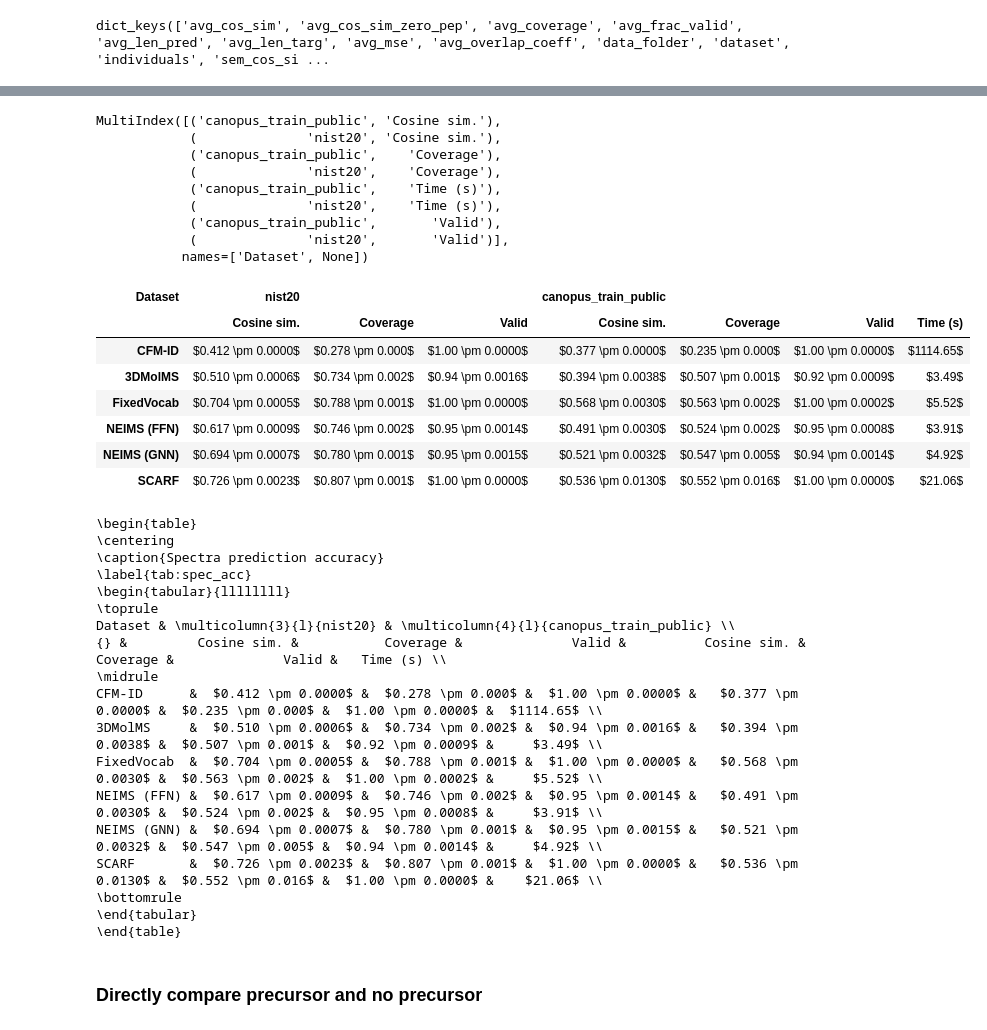
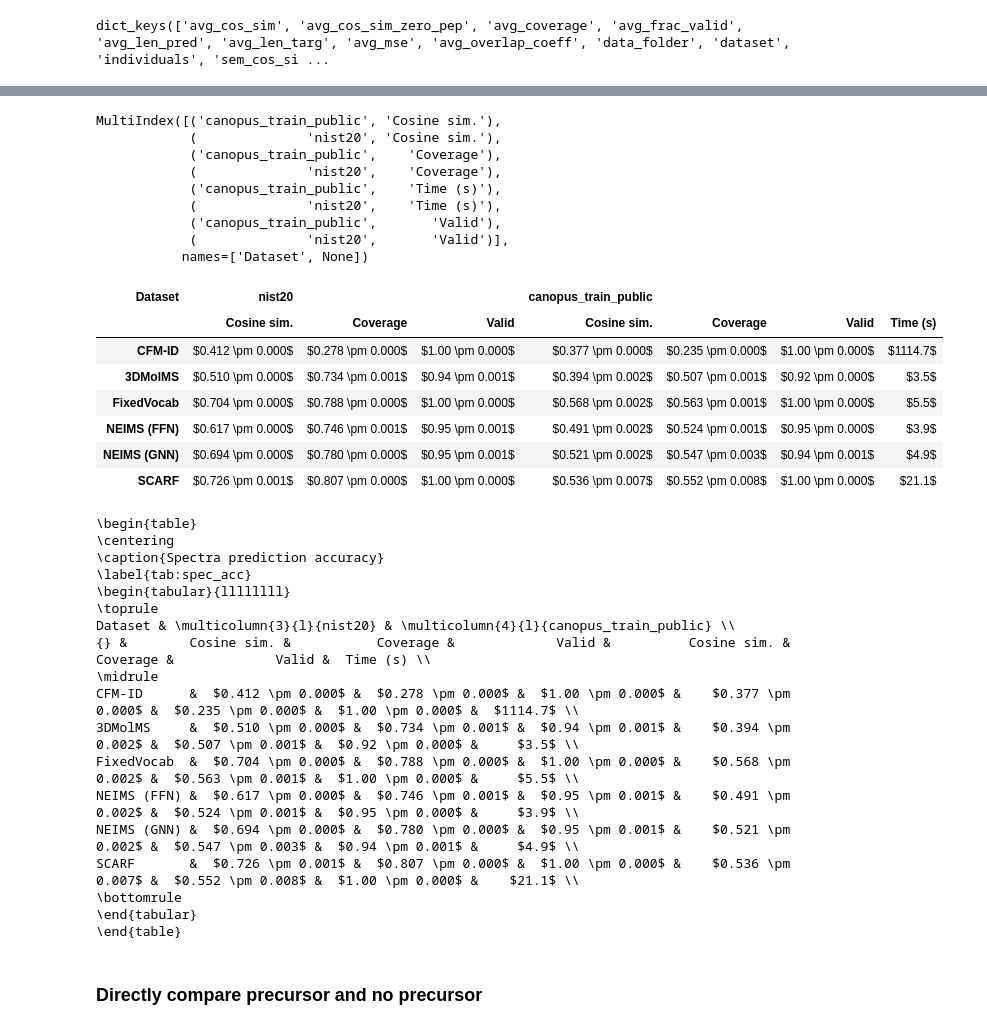
Before and after one commit to samgoldman97/ms-pred, a Jupyter notebook: notebooks/scarf_fig_weave.ipynb, the cells around one changed output, grey strips where cells are left out. Saved outputs shown, nothing was run; the diff lists cells and outputs as text; code cells hidden in the pictures.

```diff
--- a/notebooks/scarf_fig_weave.ipynb
+++ b/notebooks/scarf_fig_weave.ipynb
@@ -68,16 +68,16 @@ for dataset_name, yaml_files in dataset_to_res.items():
         new_entry = {
             "Method": k,
             "Cosine sim.": np.mean([vv['avg_cos_sim'] for vv in v]),
-            "Cosine sim. sem": 1.96 * sem([vv['avg_cos_sim'] for vv in v])   ,  ###v["sem_cos_sim"],
+            "Cosine sim. sem": sem([vv['avg_cos_sim'] for vv in v])   ,  ###v["sem_cos_sim"],
 
             "Cosine sim. (no PEP)": np.mean([vv['avg_cos_sim_zero_pep'] for vv in v]),
-            "Cosine sim. sem (no PEP)": 1.96 * sem([vv['avg_cos_sim_zero_pep'] for vv in v])   ,  ###v["sem_cos_sim"],
+            "Cosine sim. sem (no PEP)": sem([vv['avg_cos_sim_zero_pep'] for vv in v])   ,  ###v["sem_cos_sim"],
 
             "Coverage": np.mean([vv['avg_coverage'] for vv in v]),
-            "Coverage sem": 1.96 * sem([vv['avg_coverage'] for vv in v])   ,  ###v["sem_cos_sim"],
+            "Coverage sem": sem([vv['avg_coverage'] for vv in v])   ,  ###v["sem_cos_sim"],
 
             "Valid": np.mean([vv['avg_frac_valid'] for vv in v]),
-            "Valid sem": 1.96 * sem([vv['avg_frac_valid'] for vv in v])   ,  ###v["sem_cos_sim"],
+            "Valid sem": sem([vv['avg_frac_valid'] for vv in v])   ,  ###v["sem_cos_sim"],
 
             "Time (s)": name_to_seconds[k],
             "Dataset": dataset_name,
@@ -163,7 +163,7 @@ SCARF       &       0.726 &    0.807 &  1.000 &                0.536 &    0.552
 out_df_temp = out_df.copy()
 # rewrite cosine sim column with f"cos sim \pm cosine sem using list comprehension
 out_df_temp["Cosine sim."] = [
-    rf"${i:.3f} \pm {j:.4f}$"
+    rf"${i:.3f} \pm {j:.3f}$"
     for i, j in zip(out_df_temp["Cosine sim."], out_df_temp["Cosine sim. sem"])
 ]
 # Rewrite coverage column with f"coverage \pm coverage sem using list comprehension
@@ -173,10 +173,10 @@ out_df_temp["Coverage"] = [
 ]
 # Same for valid
 out_df_temp["Valid"] = [
-    rf"${i:.2f} \pm {j:.4f}$"
+    rf"${i:.2f} \pm {j:.3f}$"
     for i, j in zip(out_df_temp["Valid"], out_df_temp["Valid sem"])
 ]
-out_df_temp["Time (s)"] = [rf"${i:.2f}$" for i in out_df_temp["Time (s)"]]
+out_df_temp["Time (s)"] = [rf"${i:.1f}$" for i in out_df_temp["Time (s)"]]
 
 out_df_pivot = out_df_temp.pivot_table(
     index="Method",
@@ -211,39 +211,39 @@ print(out_df_pivot_sorted.columns)
 out_df_pivot_sorted = out_df_pivot_sorted.loc[:, new_index]
 
 # Drop time
 out_df_pivot_sorted = out_df_pivot_sorted.drop(
     columns=[("nist20", "Time (s)")]
 )
 
 # Sort columns and make time last
 out_df_pivot_sorted.index.name = None
 display(out_df_pivot_sorted)
 latex = out_df_pivot_sorted.to_latex(
     caption="Spectra prediction accuracy", label="tab:spec_acc", escape=False
 )
 print(latex)
 
 # Output to file
 with open(res_folder / "scarf_weave_acc2.tex", "w") as f:
     f.write(latex)
 # %% [output]
 MultiIndex([('canopus_train_public', 'Cosine sim.'),
             (              'nist20', 'Cosine sim.'),
             ('canopus_train_public',    'Coverage'),
             (              'nist20',    'Coverage'),
             ('canopus_train_public',    'Time (s)'),
             (              'nist20',    'Time (s)'),
             ('canopus_train_public',       'Valid'),
             (              'nist20',       'Valid')],
            names=['Dataset', None])
 | Dataset | nist20 |  |  | canopus_train_public |  |  |  |
 |  | Cosine sim. | Coverage | Valid | Cosine sim. | Coverage | Valid | Time (s) |
-| CFM-ID | $0.412 \pm 0.0000$ | $0.278 \pm 0.000$ | $1.00 \pm 0.0000$ | $0.377 \pm 0.0000$ | $0.235 \pm 0.000$ | $1.00 \pm 0.0000$ | $1114.65$ |
-| 3DMolMS | $0.510 \pm 0.0006$ | $0.734 \pm 0.002$ | $0.94 \pm 0.0016$ | $0.394 \pm 0.0038$ | $0.507 \pm 0.001$ | $0.92 \pm 0.0009$ | $3.49$ |
-| FixedVocab | $0.704 \pm 0.0005$ | $0.788 \pm 0.001$ | $1.00 \pm 0.0000$ | $0.568 \pm 0.0030$ | $0.563 \pm 0.002$ | $1.00 \pm 0.0002$ | $5.52$ |
-| NEIMS (FFN) | $0.617 \pm 0.0009$ | $0.746 \pm 0.002$ | $0.95 \pm 0.0014$ | $0.491 \pm 0.0030$ | $0.524 \pm 0.002$ | $0.95 \pm 0.0008$ | $3.91$ |
-| NEIMS (GNN) | $0.694 \pm 0.0007$ | $0.780 \pm 0.001$ | $0.95 \pm 0.0015$ | $0.521 \pm 0.0032$ | $0.547 \pm 0.005$ | $0.94 \pm 0.0014$ | $4.92$ |
-| SCARF | $0.726 \pm 0.0023$ | $0.807 \pm 0.001$ | $1.00 \pm 0.0000$ | $0.536 \pm 0.0130$ | $0.552 \pm 0.016$ | $1.00 \pm 0.0000$ | $21.06$ |
+| CFM-ID | $0.412 \pm 0.000$ | $0.278 \pm 0.000$ | $1.00 \pm 0.000$ | $0.377 \pm 0.000$ | $0.235 \pm 0.000$ | $1.00 \pm 0.000$ | $1114.7$ |
+| 3DMolMS | $0.510 \pm 0.000$ | $0.734 \pm 0.001$ | $0.94 \pm 0.001$ | $0.394 \pm 0.002$ | $0.507 \pm 0.001$ | $0.92 \pm 0.000$ | $3.5$ |
+| FixedVocab | $0.704 \pm 0.000$ | $0.788 \pm 0.000$ | $1.00 \pm 0.000$ | $0.568 \pm 0.002$ | $0.563 \pm 0.001$ | $1.00 \pm 0.000$ | $5.5$ |
+| NEIMS (FFN) | $0.617 \pm 0.000$ | $0.746 \pm 0.001$ | $0.95 \pm 0.001$ | $0.491 \pm 0.002$ | $0.524 \pm 0.001$ | $0.95 \pm 0.000$ | $3.9$ |
+| NEIMS (GNN) | $0.694 \pm 0.000$ | $0.780 \pm 0.000$ | $0.95 \pm 0.001$ | $0.521 \pm 0.002$ | $0.547 \pm 0.003$ | $0.94 \pm 0.001$ | $4.9$ |
+| SCARF | $0.726 \pm 0.001$ | $0.807 \pm 0.000$ | $1.00 \pm 0.000$ | $0.536 \pm 0.007$ | $0.552 \pm 0.008$ | $1.00 \pm 0.000$ | $21.1$ |
 \begin{table}
 \centering
 \caption{Spectra prediction accuracy}
@@ -251,14 +251,14 @@ MultiIndex([('canopus_train_public', 'Cosine sim.'),
 \begin{tabular}{llllllll}
 \toprule
 Dataset & \multicolumn{3}{l}{nist20} & \multicolumn{4}{l}{canopus_train_public} \\
-{} &         Cosine sim. &           Coverage &              Valid &          Cosine sim. &           Coverage &              Valid &   Time (s) \\
+{} &        Cosine sim. &           Coverage &             Valid &          Cosine sim. &           Coverage &             Valid &  Time (s) \\
 \midrule
-CFM-ID      &  $0.412 \pm 0.0000$ &  $0.278 \pm 0.000$ &  $1.00 \pm 0.0000$ &   $0.377 \pm 0.0000$ &  $0.235 \pm 0.000$ &  $1.00 \pm 0.0000$ &  $1114.65$ \\
-3DMolMS     &  $0.510 \pm 0.0006$ &  $0.734 \pm 0.002$ &  $0.94 \pm 0.0016$ &   $0.394 \pm 0.0038$ &  $0.507 \pm 0.001$ &  $0.92 \pm 0.0009$ &     $3.49$ \\
-FixedVocab  &  $0.704 \pm 0.0005$ &  $0.788 \pm 0.001$ &  $1.00 \pm 0.0000$ &   $0.568 \pm 0.0030$ &  $0.563 \pm 0.002$ &  $1.00 \pm 0.0002$ &     $5.52$ \\
-NEIMS (FFN) &  $0.617 \pm 0.0009$ &  $0.746 \pm 0.002$ &  $0.95 \pm 0.0014$ &   $0.491 \pm 0.0030$ &  $0.524 \pm 0.002$ &  $0.95 \pm 0.0008$ &     $3.91$ \\
-NEIMS (GNN) &  $0.694 \pm 0.0007$ &  $0.780 \pm 0.001$ &  $0.95 \pm 0.0015$ &   $0.521 \pm 0.0032$ &  $0.547 \pm 0.005$ &  $0.94 \pm 0.0014$ &     $4.92$ \\
-SCARF       &  $0.726 \pm 0.0023$ &  $0.807 \pm 0.001$ &  $1.00 \pm 0.0000$ &   $0.536 \pm 0.0130$ &  $0.552 \pm 0.016$ &  $1.00 \pm 0.0000$ &    $21.06$ \\
+CFM-ID      &  $0.412 \pm 0.000$ &  $0.278 \pm 0.000$ &  $1.00 \pm 0.000$ &    $0.377 \pm 0.000$ &  $0.235 \pm 0.000$ &  $1.00 \pm 0.000$ &  $1114.7$ \\
+3DMolMS     &  $0.510 \pm 0.000$ &  $0.734 \pm 0.001$ &  $0.94 \pm 0.001$ &    $0.394 \pm 0.002$ &  $0.507 \pm 0.001$ &  $0.92 \pm 0.000$ &     $3.5$ \\
+FixedVocab  &  $0.704 \pm 0.000$ &  $0.788 \pm 0.000$ &  $1.00 \pm 0.000$ &    $0.568 \pm 0.002$ &  $0.563 \pm 0.001$ &  $1.00 \pm 0.000$ &     $5.5$ \\
+NEIMS (FFN) &  $0.617 \pm 0.000$ &  $0.746 \pm 0.001$ &  $0.95 \pm 0.001$ &    $0.491 \pm 0.002$ &  $0.524 \pm 0.001$ &  $0.95 \pm 0.000$ &     $3.9$ \\
+NEIMS (GNN) &  $0.694 \pm 0.000$ &  $0.780 \pm 0.000$ &  $0.95 \pm 0.001$ &    $0.521 \pm 0.002$ &  $0.547 \pm 0.003$ &  $0.94 \pm 0.001$ &     $4.9$ \\
+SCARF       &  $0.726 \pm 0.001$ &  $0.807 \pm 0.000$ &  $1.00 \pm 0.000$ &    $0.536 \pm 0.007$ &  $0.552 \pm 0.008$ &  $1.00 \pm 0.000$ &    $21.1$ \\
 \bottomrule
 \end{tabular}
 \end{table}
```
Also changed, not shown: 2 other files.
